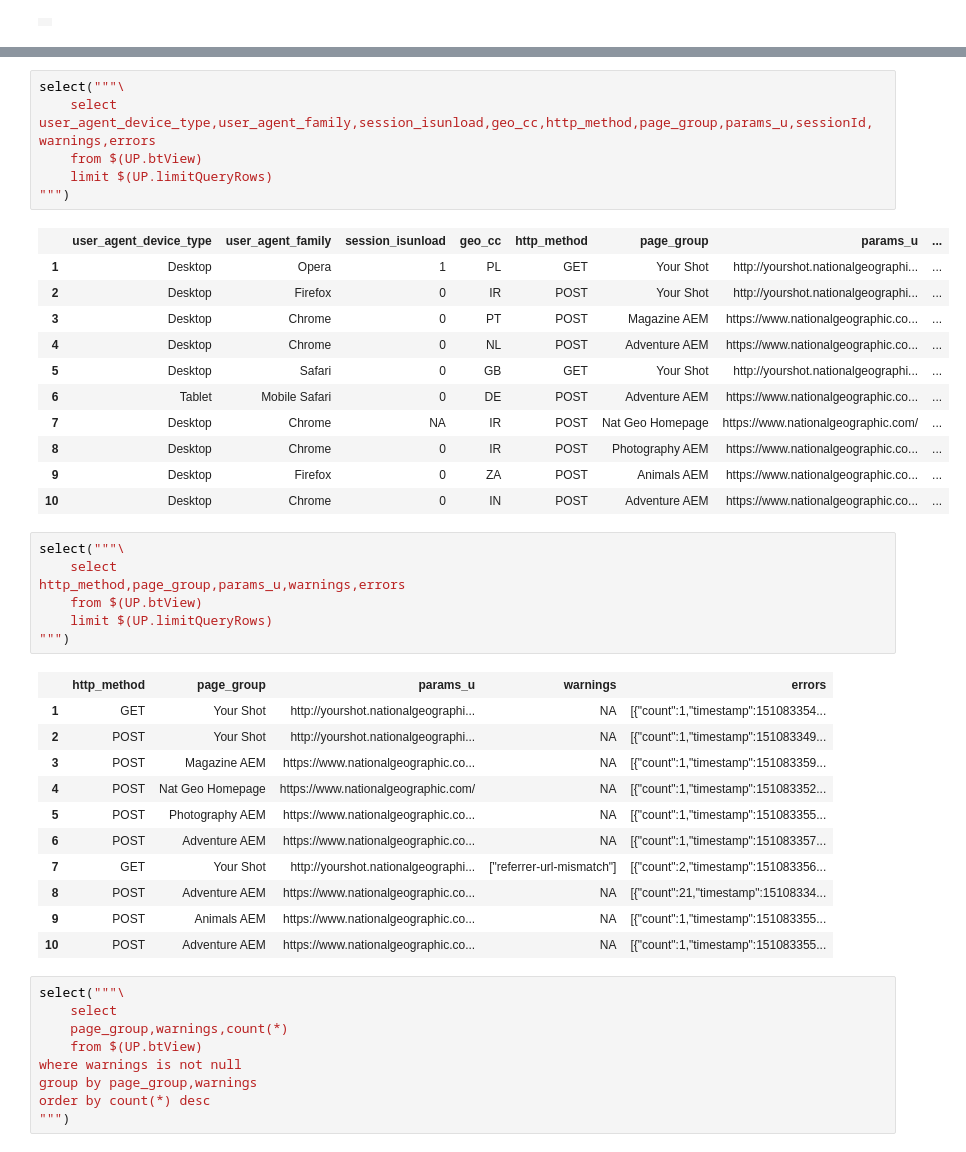
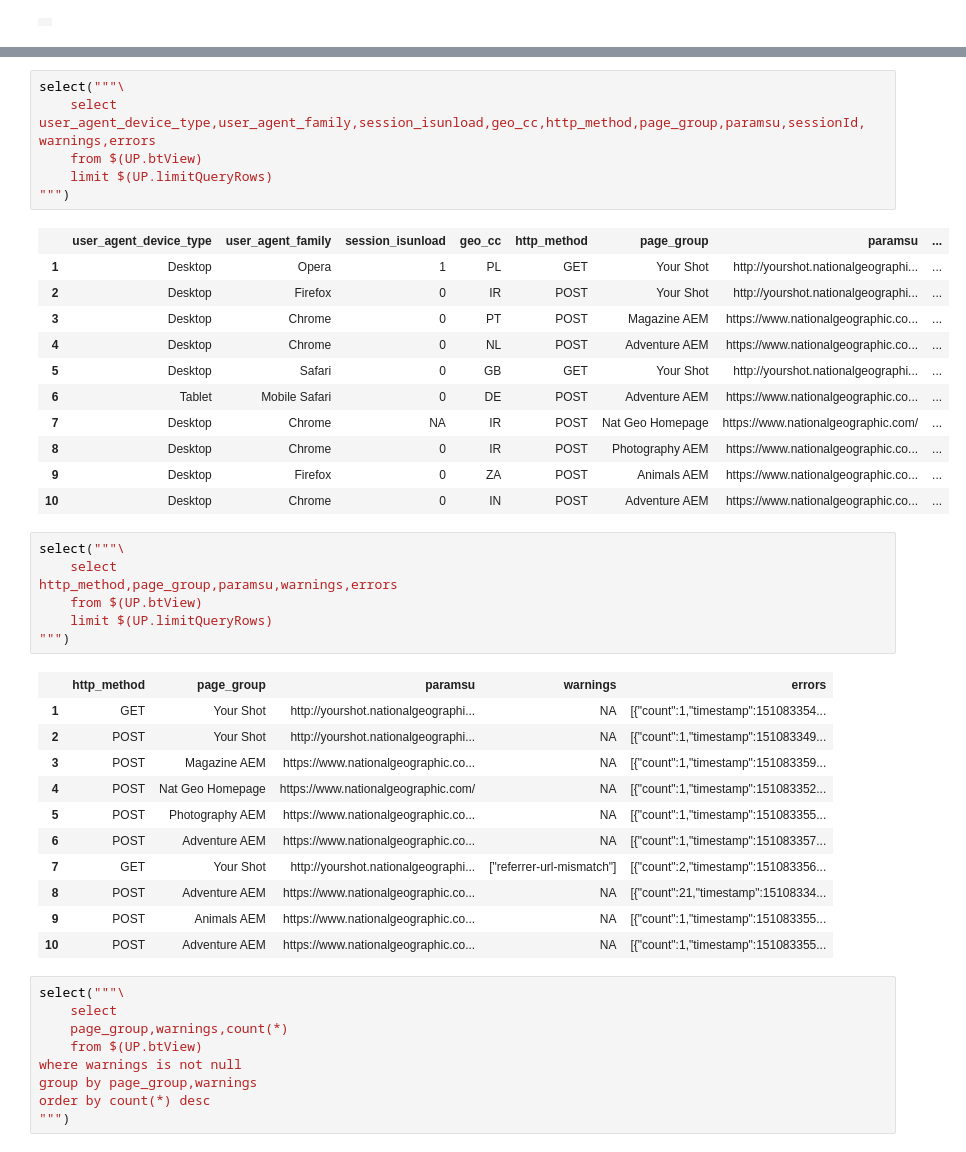
Before and after one commit to ChrisDavisNGP/NGP-DSWB, a Jupyter notebook: Work Area/Classify JS Errors/Classify_JS_Errors.ipynb, the cells around one changed output, grey strips where cells are left out. Saved outputs shown, nothing was run; the diff lists cells and outputs as text.

Commit message:
params_u vs paramsu

```diff
--- a/Work Area/Classify JS Errors/Classify_JS_Errors.ipynb
+++ b/Work Area/Classify JS Errors/Classify_JS_Errors.ipynb
@@ -158,13 +158,13 @@ errors
 # %%
 select("""\
     select
-user_agent_device_type,user_agent_family,session_isunload,geo_cc,http_method,page_group,params_u,sessionId,
+user_agent_device_type,user_agent_family,session_isunload,geo_cc,http_method,page_group,paramsu,sessionId,
 warnings,errors
     from $(UP.btView)
     limit $(UP.limitQueryRows)
 """)
 # %% [output]
-|  | user_agent_device_type | user_agent_family | session_isunload | geo_cc | http_method | page_group | params_u | ... |
+|  | user_agent_device_type | user_agent_family | session_isunload | geo_cc | http_method | page_group | paramsu | ... |
 | 1 | Desktop | Opera | 1 | PL | GET | Your Shot | http://yourshot.nationalgeographi... | ... |
 | 2 | Desktop | Firefox | 0 | IR | POST | Your Shot | http://yourshot.nationalgeographi... | ... |
 | 3 | Desktop | Chrome | 0 | PT | POST | Magazine AEM | https://www.nationalgeographic.co... | ... |
@@ -178,12 +178,12 @@ warnings,errors
 # %%
 select("""\
     select
-http_method,page_group,params_u,warnings,errors
+http_method,page_group,paramsu,warnings,errors
     from $(UP.btView)
     limit $(UP.limitQueryRows)
 """)
 # %% [output]
-|  | http_method | page_group | params_u | warnings | errors |
+|  | http_method | page_group | paramsu | warnings | errors |
 | 1 | GET | Your Shot | http://yourshot.nationalgeographi... | NA | [{"count":1,"timestamp":151083354... |
 | 2 | POST | Your Shot | http://yourshot.nationalgeographi... | NA | [{"count":1,"timestamp":151083349... |
 | 3 | POST | Magazine AEM | https://www.nationalgeographic.co... | NA | [{"count":1,"timestamp":151083359... |
```
Also changed, not shown: parts of 4 cells of this notebook, 12 other files.
